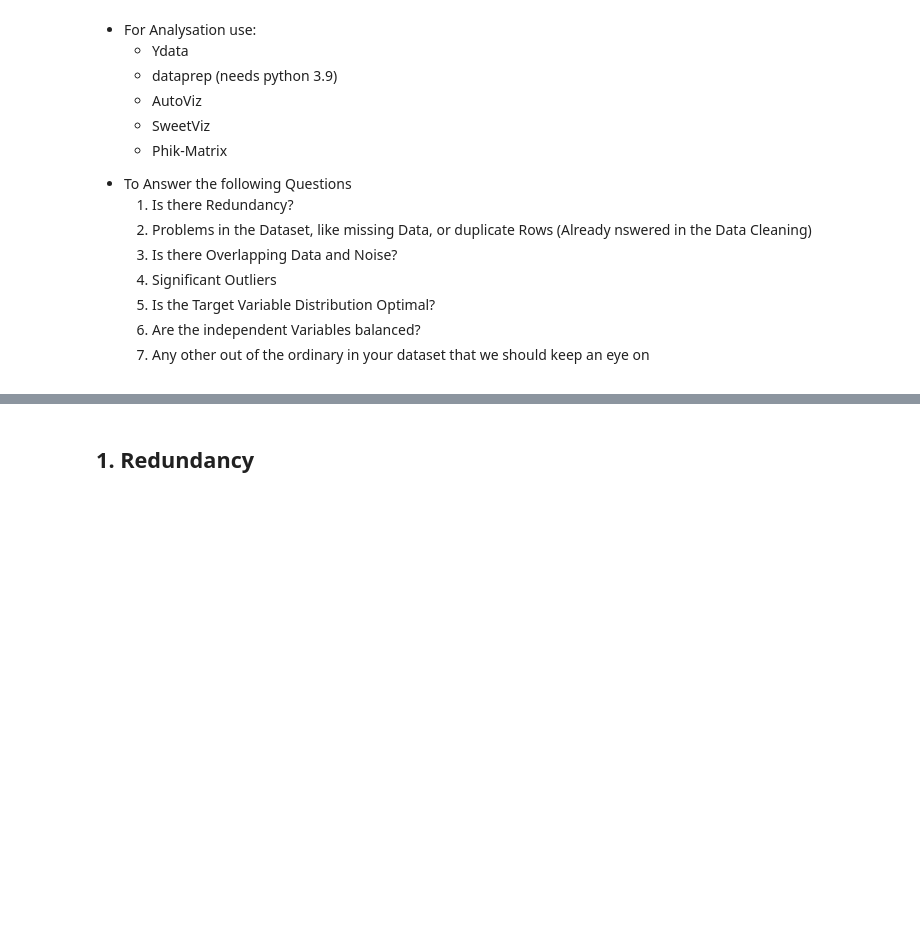
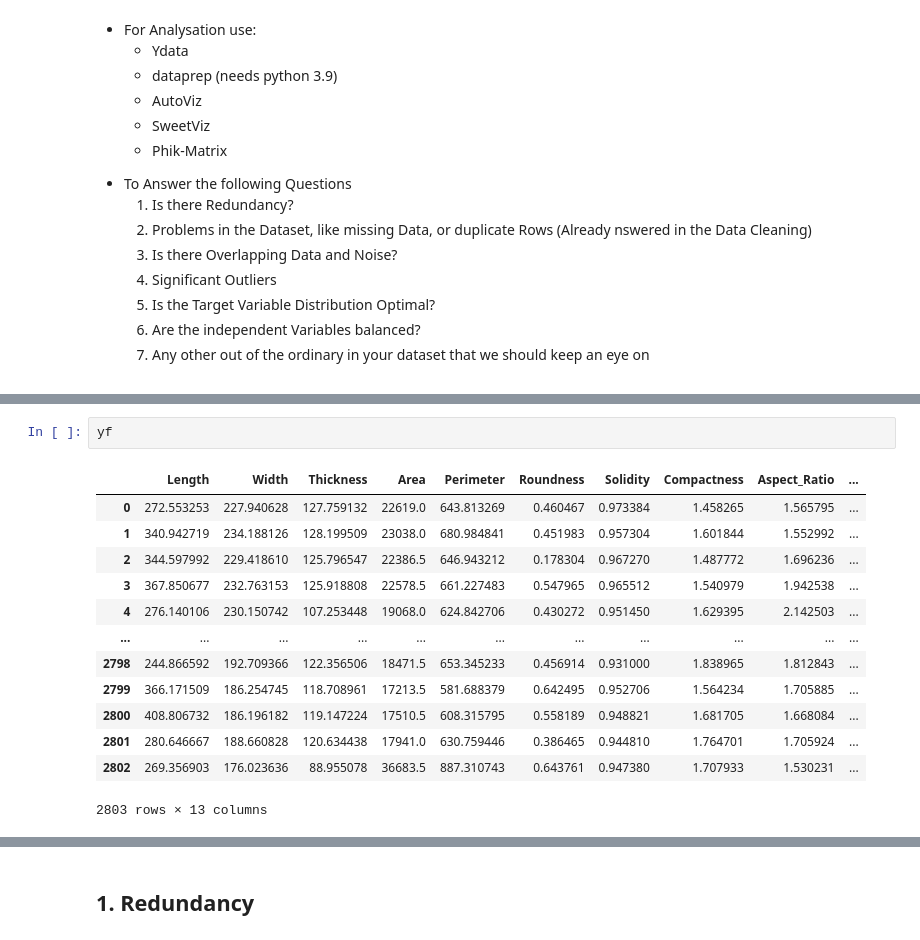
Before and after one commit to Jan-PhilipSchreiber/DeepLAdDA, a Jupyter notebook: 2AdDA/LectureHomework/report/1.2classification_hw.ipynb, the cells around one changed output, grey strips where cells are left out. Saved outputs shown, nothing was run; the diff lists cells and outputs as text; blank space fills up the shorter version.

```diff
--- a/2AdDA/LectureHomework/report/1.2classification_hw.ipynb
+++ b/2AdDA/LectureHomework/report/1.2classification_hw.ipynb
@@ -30,0 +72,16 @@
+# %%
+yf
+# %% [output]
+|  | Length | Width | Thickness | Area | Perimeter | Roundness | Solidity | Compactness | Aspect_Ratio | ... |
+| 0 | 272.553253 | 227.940628 | 127.759132 | 22619.0 | 643.813269 | 0.460467 | 0.973384 | 1.458265 | 1.565795 | ... |
+| 1 | 340.942719 | 234.188126 | 128.199509 | 23038.0 | 680.984841 | 0.451983 | 0.957304 | 1.601844 | 1.552992 | ... |
+| 2 | 344.597992 | 229.418610 | 125.796547 | 22386.5 | 646.943212 | 0.178304 | 0.967270 | 1.487772 | 1.696236 | ... |
+| 3 | 367.850677 | 232.763153 | 125.918808 | 22578.5 | 661.227483 | 0.547965 | 0.965512 | 1.540979 | 1.942538 | ... |
+| 4 | 276.140106 | 230.150742 | 107.253448 | 19068.0 | 624.842706 | 0.430272 | 0.951450 | 1.629395 | 2.142503 | ... |
+| ... | ... | ... | ... | ... | ... | ... | ... | ... | ... | ... |
+| 2798 | 244.866592 | 192.709366 | 122.356506 | 18471.5 | 653.345233 | 0.456914 | 0.931000 | 1.838965 | 1.812843 | ... |
+| 2799 | 366.171509 | 186.254745 | 118.708961 | 17213.5 | 581.688379 | 0.642495 | 0.952706 | 1.564234 | 1.705885 | ... |
+| 2800 | 408.806732 | 186.196182 | 119.147224 | 17510.5 | 608.315795 | 0.558189 | 0.948821 | 1.681705 | 1.668084 | ... |
+| 2801 | 280.646667 | 188.660828 | 120.634438 | 17941.0 | 630.759446 | 0.386465 | 0.944810 | 1.764701 | 1.705924 | ... |
+| 2802 | 269.356903 | 176.023636 | 88.955078 | 36683.5 | 887.310743 | 0.643761 | 0.947380 | 1.707933 | 1.530231 | ... |
+2803 rows × 13 columns
```
Also changed, not shown: parts of 43 cells of this notebook, 1 other file.
